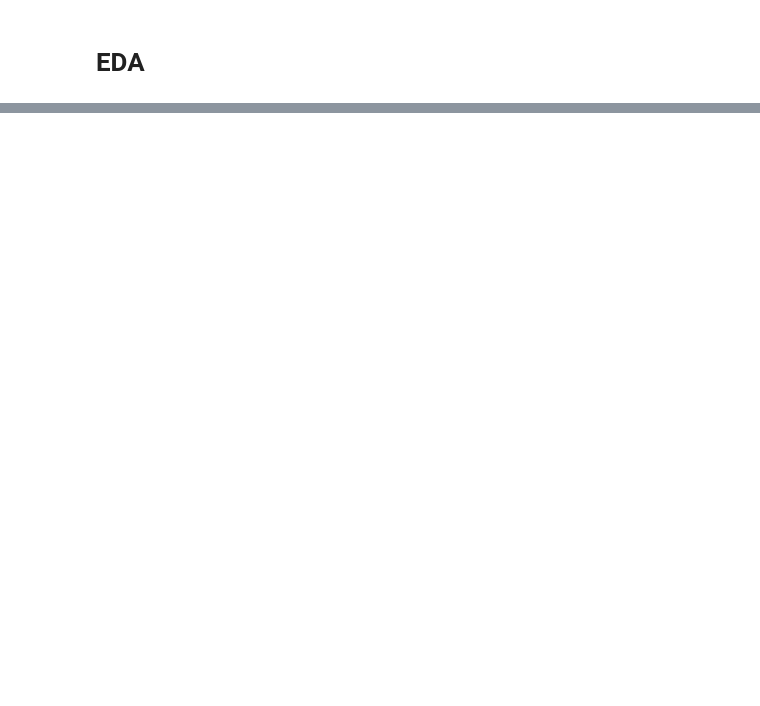
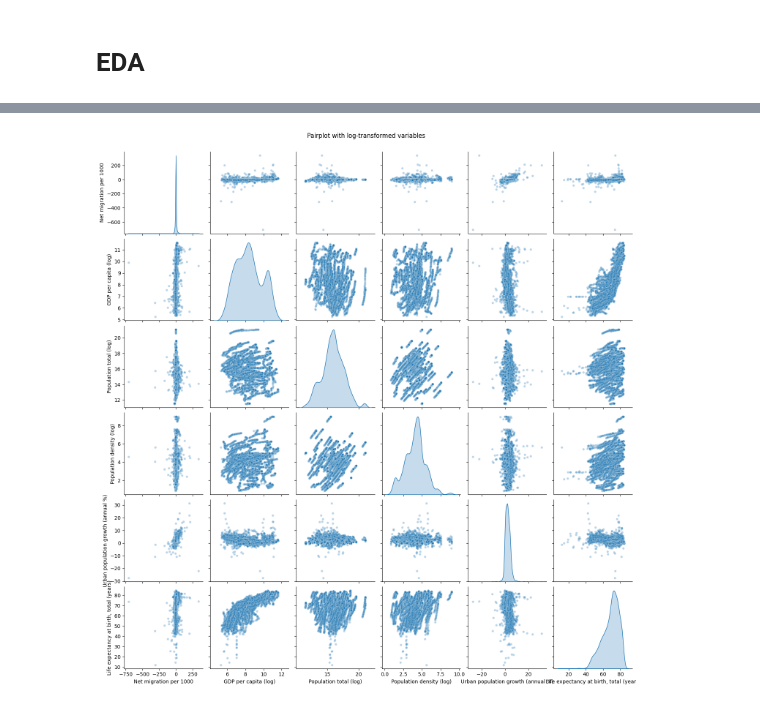
Before and after one commit to gsanaev/forecasting-migration-flows-ml, a Jupyter notebook: notebooks/02_eda.ipynb, the cells around one changed output, grey strips where cells are left out. Cells and saved outputs as stored; diff of their text form; code cells hidden in the pictures; blank space fills up the shorter version.

```diff
--- a/notebooks/02_eda.ipynb
+++ b/notebooks/02_eda.ipynb
@@ -378,0 +290,23 @@ print("✅ Feature engineering complete. Shape:", features.shape)
+# %%
+# ============================
+# 10b. Pairplot with log transforms
+# ============================
+eda_plot = eda.copy()
+eda_plot["GDP per capita (log)"] = np.log1p(eda_plot["GDP per capita (constant 2015 US$)"])
+eda_plot["Population total (log)"] = np.log1p(eda_plot["Population, total"])
+eda_plot["Population density (log)"] = np.log1p(eda_plot["Population density"])
+
+cols_for_plot = [
+    "Net migration per 1000",
+    "GDP per capita (log)",
+    "Population total (log)",
+    "Population density (log)",
+    "Urban population growth (annual %)",
+    "Life expectancy at birth, total (years)"
+]
+
+sns.pairplot(eda_plot[cols_for_plot], diag_kind="kde", plot_kws={'alpha': 0.3, 's': 20})
+plt.suptitle("Pairplot with log-transformed variables", y=1.02)
+plt.show()
+# %% [output]
+[figure, added]
```
Also changed, not shown: parts of 49 cells of this notebook.
